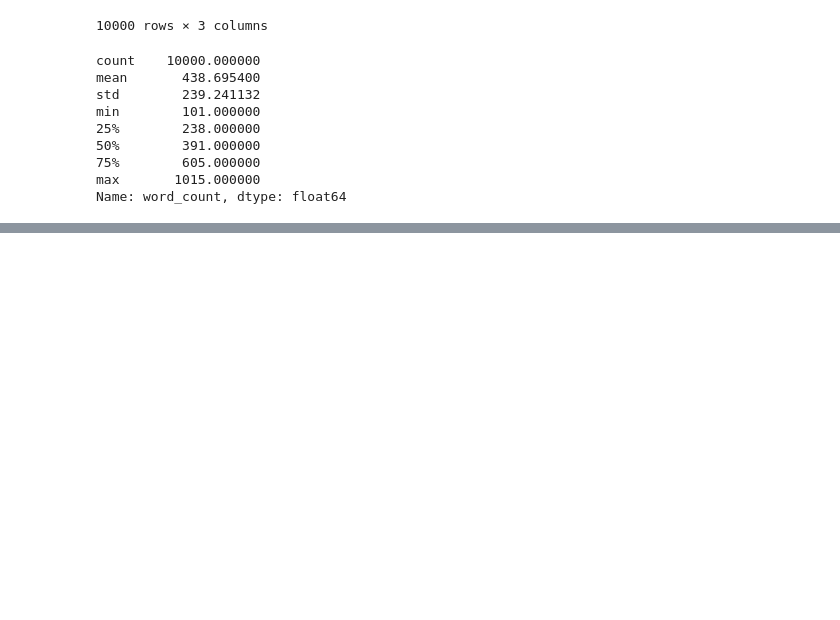
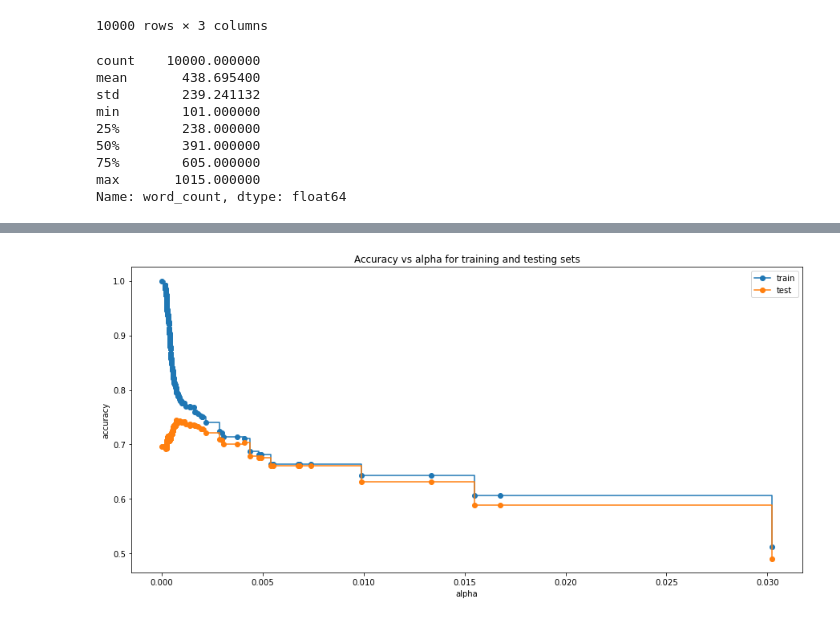
Before and after one commit to vikassharma555/Assignments, a Jupyter notebook: Amazon/Amazon_analysi.ipynb, the cells around one changed output, grey strips where cells are left out. Cells and saved outputs as stored; diff of their text form; code cells hidden in the pictures; blank space fills up the shorter version.

```diff
--- a/Amazon/Amazon_analysi.ipynb
+++ b/Amazon/Amazon_analysi.ipynb
@@ -1157,0 +513,11 @@ df_TFIDF.iloc[:, 500:510]
+# %%
+# build train classifiers
+clfs=[]
+for alpha in ccp_alphas:
+    clf = DecisionTreeClassifier(random_state=10, ccp_alpha=alpha)
+    clf.fit(X_train, y_train)
+    clfs.append(clf)
+
+# get scores on both train test
+train_scores= [clf.score(X_train, y_train) for clf in clfs]
+test_scores = [clf.score(X_test, y_test) for clf in clfs]
@@ -1157,0 +526,14 @@ df_TFIDF.iloc[:, 500:510]
+# %%
+indexstart = 0
+indexend = len(clfs)
+
+fig, ax = plt.subplots(figsize=(15,7))
+ax.set_xlabel("alpha")
+ax.set_ylabel("accuracy")
+ax.set_title("Accuracy vs alpha for training and testing sets")
+ax.plot(ccp_alphas[indexstart:indexend], train_scores[indexstart:indexend], marker="o", label="train", drawstyle="steps-post")
+ax.plot(ccp_alphas[indexstart:indexend], test_scores[indexstart:indexend], marker="o", label="test", drawstyle="steps-post")
+ax.legend()
+plt.show()
+# %% [output]
+[figure, added]
```
Also changed, not shown: parts of 87 cells of this notebook.
